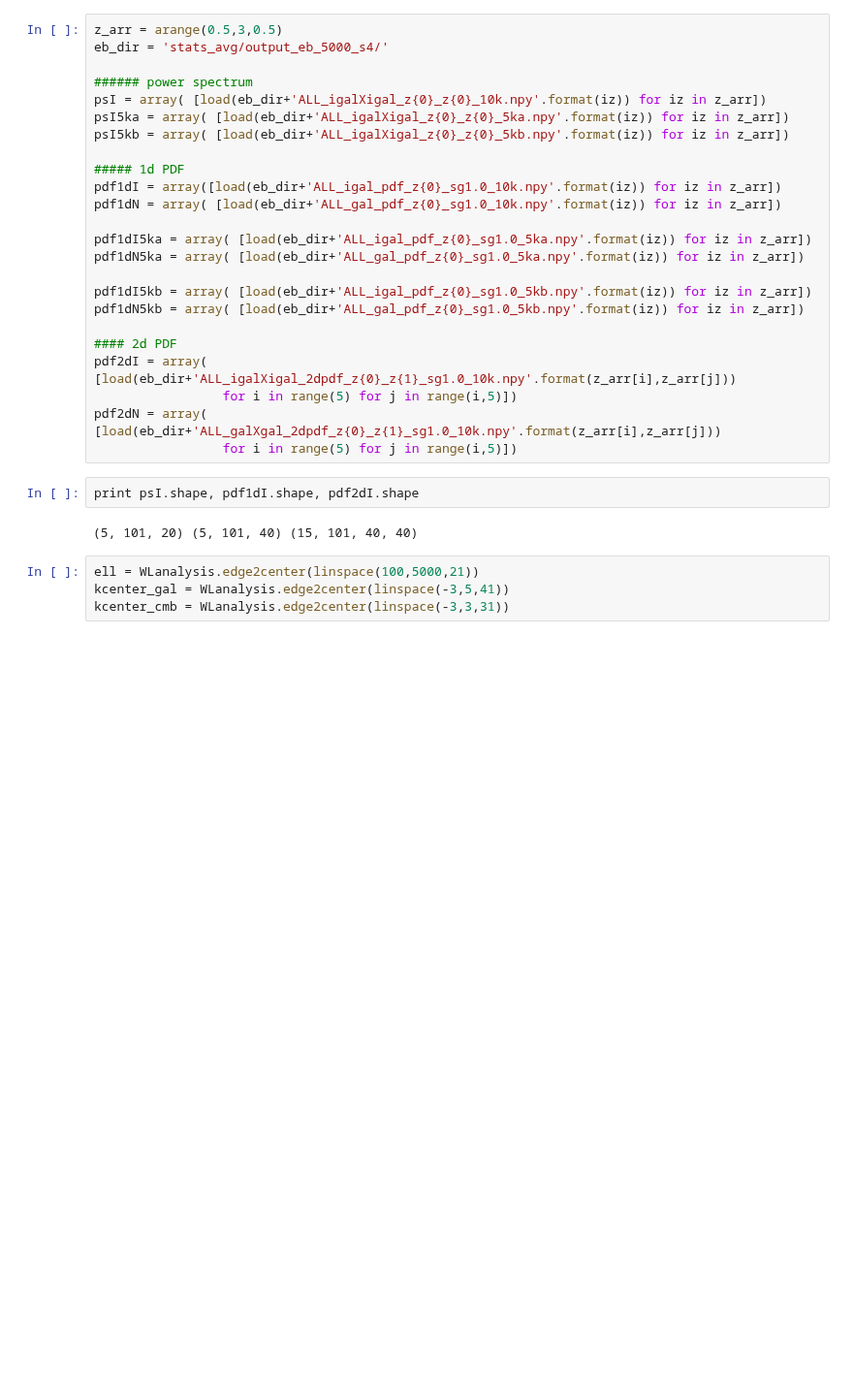
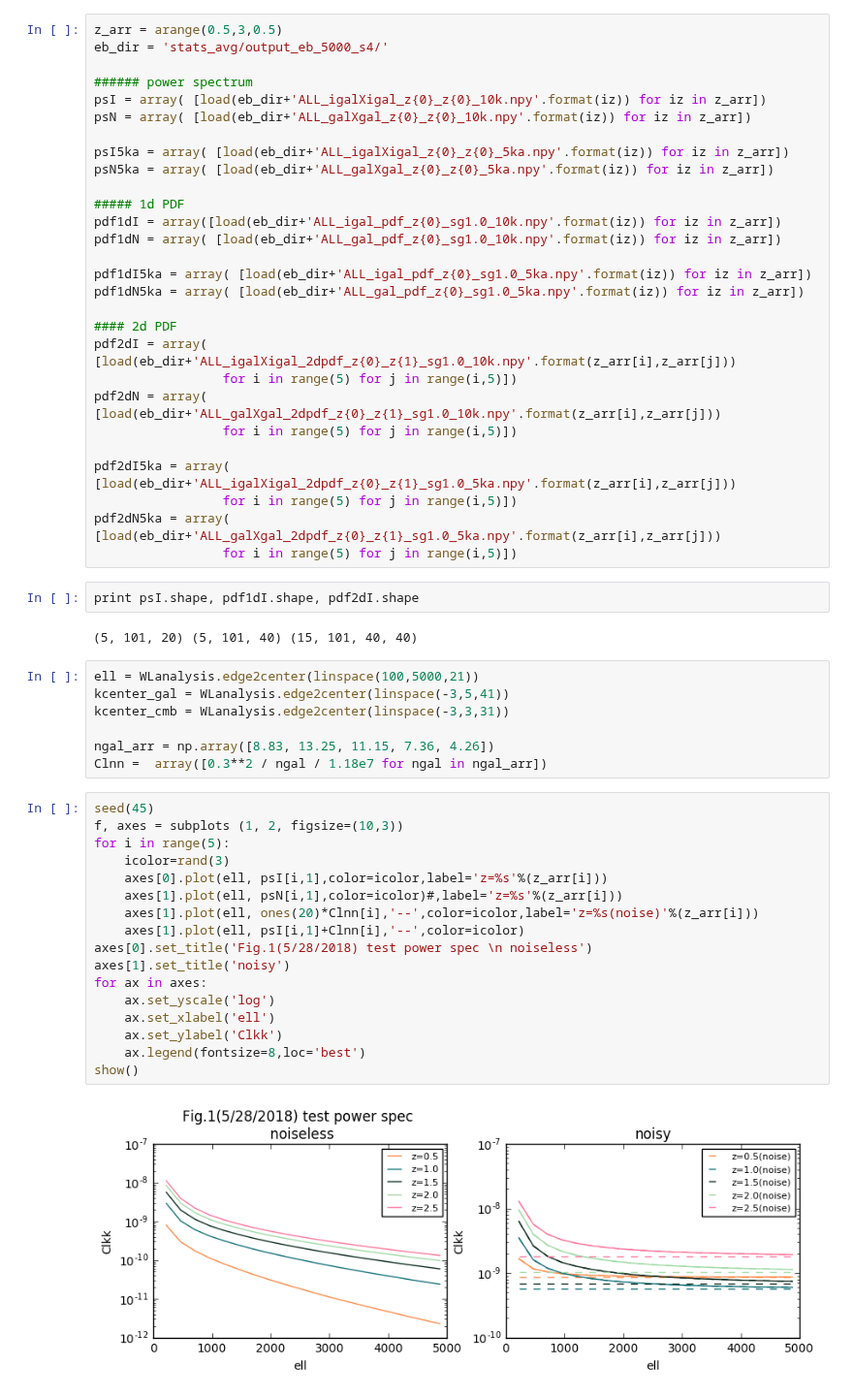
Before and after one commit to liuxx479/PDFs, a Jupyter notebook: test_10k.ipynb, the cells around one changed output. Shown at 97% size. Saved outputs shown, nothing was run; the diff lists cells and outputs as text; blank space fills up the shorter version.

Commit message:
test 10k

```diff
--- a/test_10k.ipynb
+++ b/test_10k.ipynb
@@ -9,8 +9,10 @@ eb_dir = 'stats_avg/output_eb_5000_s4/'
 
 ###### power spectrum
 psI = array( [load(eb_dir+'ALL_igalXigal_z{0}_z{0}_10k.npy'.format(iz)) for iz in z_arr])
+psN = array( [load(eb_dir+'ALL_galXgal_z{0}_z{0}_10k.npy'.format(iz)) for iz in z_arr])
+
 psI5ka = array( [load(eb_dir+'ALL_igalXigal_z{0}_z{0}_5ka.npy'.format(iz)) for iz in z_arr])
-psI5kb = array( [load(eb_dir+'ALL_igalXigal_z{0}_z{0}_5kb.npy'.format(iz)) for iz in z_arr])
+psN5ka = array( [load(eb_dir+'ALL_galXgal_z{0}_z{0}_5ka.npy'.format(iz)) for iz in z_arr])
 
 ##### 1d PDF
 pdf1dI = array([load(eb_dir+'ALL_igal_pdf_z{0}_sg1.0_10k.npy'.format(iz)) for iz in z_arr])
@@ -19,14 +21,16 @@ pdf1dN = array( [load(eb_dir+'ALL_gal_pdf_z{0}_sg1.0_10k.npy'.format(iz)) for iz
 pdf1dI5ka = array( [load(eb_dir+'ALL_igal_pdf_z{0}_sg1.0_5ka.npy'.format(iz)) for iz in z_arr])
 pdf1dN5ka = array( [load(eb_dir+'ALL_gal_pdf_z{0}_sg1.0_5ka.npy'.format(iz)) for iz in z_arr])
 
-pdf1dI5kb = array( [load(eb_dir+'ALL_igal_pdf_z{0}_sg1.0_5kb.npy'.format(iz)) for iz in z_arr])
-pdf1dN5kb = array( [load(eb_dir+'ALL_gal_pdf_z{0}_sg1.0_5kb.npy'.format(iz)) for iz in z_arr])
-
 #### 2d PDF
 pdf2dI = array( [load(eb_dir+'ALL_igalXigal_2dpdf_z{0}_z{1}_sg1.0_10k.npy'.format(z_arr[i],z_arr[j]))
                  for i in range(5) for j in range(i,5)])
 pdf2dN = array( [load(eb_dir+'ALL_galXgal_2dpdf_z{0}_z{1}_sg1.0_10k.npy'.format(z_arr[i],z_arr[j]))
                  for i in range(5) for j in range(i,5)])
+
+pdf2dI5ka = array( [load(eb_dir+'ALL_igalXigal_2dpdf_z{0}_z{1}_sg1.0_5ka.npy'.format(z_arr[i],z_arr[j]))
+                 for i in range(5) for j in range(i,5)])
+pdf2dN5ka = array( [load(eb_dir+'ALL_galXgal_2dpdf_z{0}_z{1}_sg1.0_5ka.npy'.format(z_arr[i],z_arr[j]))
+                 for i in range(5) for j in range(i,5)])
 # %%
 print psI.shape, pdf1dI.shape, pdf2dI.shape
 # %% [output]
@@ -35,3 +39,25 @@ print psI.shape, pdf1dI.shape, pdf2dI.shape
 ell = WLanalysis.edge2center(linspace(100,5000,21))
 kcenter_gal = WLanalysis.edge2center(linspace(-3,5,41))
 kcenter_cmb = WLanalysis.edge2center(linspace(-3,3,31))
+
+ngal_arr = np.array([8.83, 13.25, 11.15, 7.36, 4.26])
+Clnn =  array([0.3**2 / ngal / 1.18e7 for ngal in ngal_arr])
+# %%
+seed(45)
+f, axes = subplots (1, 2, figsize=(10,3))
+for i in range(5):
+    icolor=rand(3)
+    axes[0].plot(ell, psI[i,1],color=icolor,label='z=%s'%(z_arr[i]))
+    axes[1].plot(ell, psN[i,1],color=icolor)#,label='z=%s'%(z_arr[i]))
+    axes[1].plot(ell, ones(20)*Clnn[i],'--',color=icolor,label='z=%s(noise)'%(z_arr[i]))
+    axes[1].plot(ell, psI[i,1]+Clnn[i],'--',color=icolor)
+axes[0].set_title('Fig.1(5/28/2018) test power spec \n noiseless')
+axes[1].set_title('noisy')
+for ax in axes:
+    ax.set_yscale('log')
+    ax.set_xlabel('ell')
+    ax.set_ylabel('Clkk')
+    ax.legend(fontsize=8,loc='best')
+show()
+# %% [output]
+[figure, added]
```
